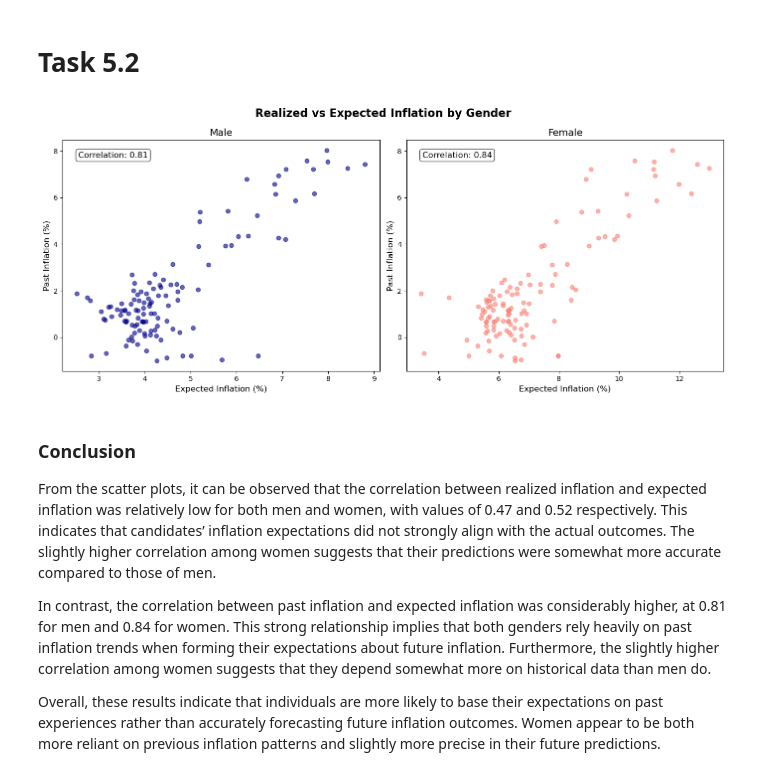
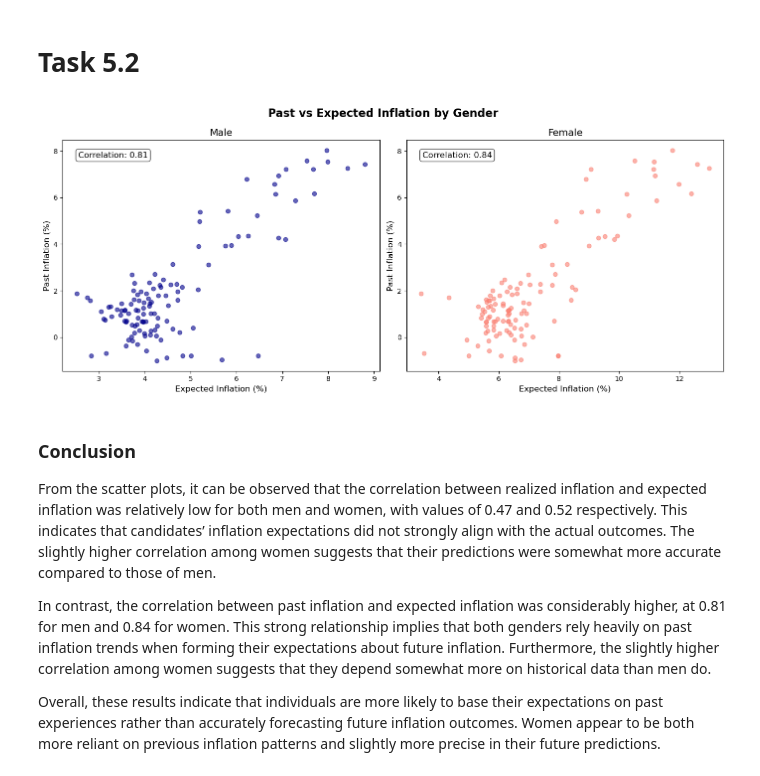
Before and after one commit to magnusjunge/TERM-PAPER-G15-v3, a Jupyter notebook: solution.ipynb, the cells around one changed output. Drawn from its saved outputs; the diff is of its cells as text; code cells hidden in the pictures.

```diff
--- a/solution.ipynb
+++ b/solution.ipynb
@@ -575,7 +606,7 @@ from past experiences?
 # Importing CPI.csv file using the previously defined function
 df_cpi = importing_csvs('CPI', 'csv', ',', 'DATE')
 # %%
-def prepare_cpi_inflation(df_cpi, mode='future'):
+def prepare_cpi_inflation(mode):
     """
     Calculate inflation metrics from CPI data.
 
@@ -606,7 +637,7 @@ def prepare_cpi_inflation(df_cpi, mode='future'):
 
     return df_result
 # %%
-def df_cpi_merge_by_group(df_cpi, group_col, Name_column_1, Name_column_2, mode):
+def df_cpi_merge_by_group(group_col, Name_column_1, Name_column_2, mode):
     """
     Merge CPI inflation data with monthly group means.
 
@@ -620,7 +651,7 @@ def df_cpi_merge_by_group(df_cpi, group_col, Name_column_1, Name_column_2, mode)
     DataFrame with DATE as index, group expectations, and realized/past inflation
     """
 
-    df_cpi = prepare_cpi_inflation(df_cpi, mode)
+    df_cpi_prepared = prepare_cpi_inflation(mode)
 
     # Get monthly group means for inflation expectations
     df_monthly_grouped = (monthly_group_means(df, group_col)[0]
@@ -632,7 +663,7 @@ def df_cpi_merge_by_group(df_cpi, group_col, Name_column_1, Name_column_2, mode)
     df_monthly_grouped['DATE'] = df_monthly_grouped['DATE'] + pd.offsets.MonthBegin(1)
 
     # Merge with CPI data
-    merged_inflation = (pd.merge(df_monthly_grouped, df_cpi, on='DATE', how='inner')
+    merged_inflation = (pd.merge(df_monthly_grouped, df_cpi_prepared, on='DATE', how='inner')
                         .set_index('DATE')
                         .sort_index())
 
@@ -673,12 +687,15 @@ def plot_realized_vs_expected(merged_df_grouped, mode, title):
     fig, axes = plt.subplots(1, 2, figsize=(14, 6))
     fig.suptitle(title, fontsize=16, weight='bold')
 
-    for i, gender in enumerate(['Male', 'Female']):
+    # Get the column names (excluding the inflation column)
+    group_cols = [col for col in merged_df_grouped.columns if col != inflation_col_name]
+
+    for i, col_name in enumerate(group_cols):
         ax = axes[i]
-        x = merged_df_grouped[gender]
+        x = merged_df_grouped[col_name]
         y = merged_df_grouped[inflation_col_name]
-        ax.scatter(x, y, alpha=0.6, color='darkblue' if gender == 'Male' else 'salmon')
-        ax.set_title(f'{gender}', fontsize=14)
+        ax.scatter(x, y, alpha=0.6, color='darkblue' if i == 0 else 'salmon')
+        ax.set_title(f'{col_name}', fontsize=14)
         ax.set_xlabel('Expected Inflation (%)', fontsize=12)
         ax.set_ylabel(f'{"Realized" if mode == "future" else "Past"} Inflation (%)', fontsize=12)
 
@@ -701,10 +719,10 @@ plot_realized_vs_expected(df_cpi_merged_female, 'future', 'Realized vs Expected
 # %% [markdown]
 # Task 5.2
-# %%
-df_female_past = df_cpi_merge_by_group(df_cpi, 'female', 'Male', 'Female', 'past')
-plot_realized_vs_expected(df_female_past, 'past', 'Realized vs Expected Inflation by Gender')
-# %% [output]
-[figure, removed]
+# %%
+df_female_past = df_cpi_merge_by_group('female', 'Male', 'Female', 'past')
+plot_realized_vs_expected(df_female_past, 'past', 'Past vs Expected Inflation by Gender')
+# %% [output]
+[figure, added]
 # %% [markdown]
 ### Conclusion
 From the scatter plots, it can be observed that the correlation between realized inflation and expected inflation was relatively low for both men and women, with values of 0.47 and 0.52 respectively. This indicates that candidates’ inflation expectations did not strongly align with the actual outcomes. The slightly higher correlation among women suggests that their predictions were somewhat more accurate compared to those of men.
```
Also changed, not shown: parts of 5 cells of this notebook.
